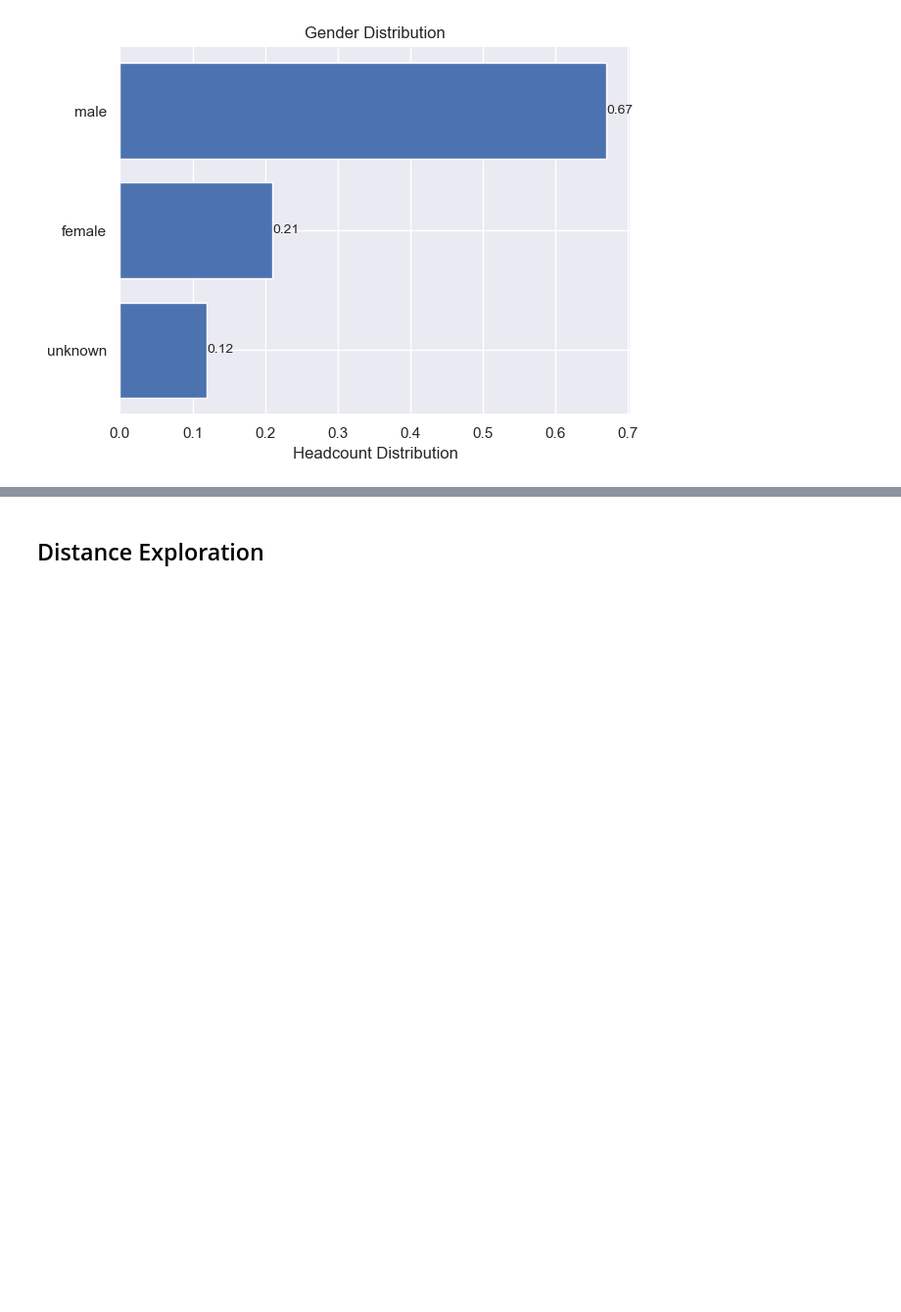
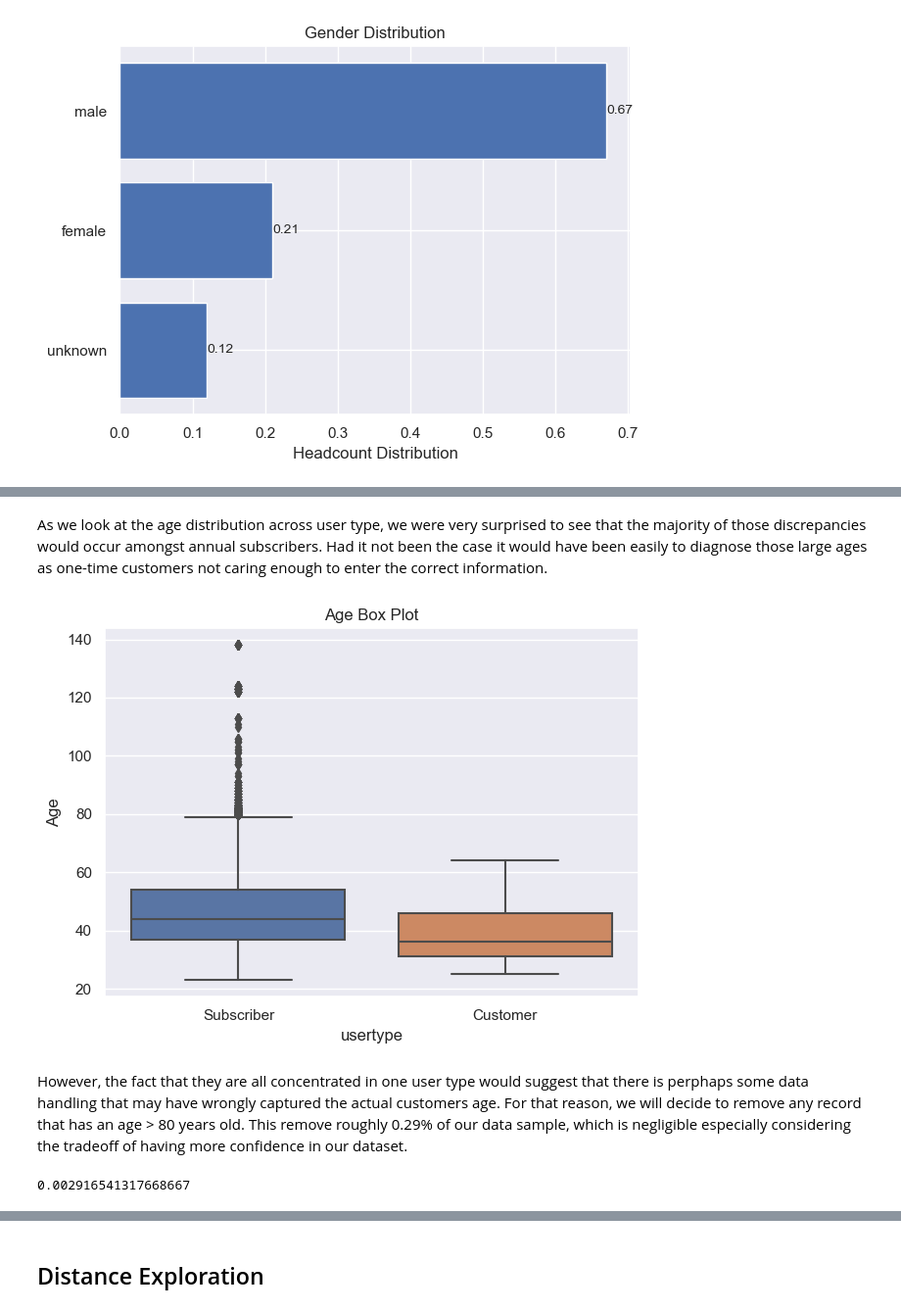
Before and after one commit to scunden/citi-bike, a Jupyter notebook: 1. Detection of potential outliers and anomalies for Citibike usage.ipynb, the cells around one changed output, grey strips where cells are left out. Shown: that part at 98% size. Saved outputs shown, nothing was run; the diff lists cells and outputs as text; code cells hidden in the pictures; blank space fills up the shorter version.

```diff
--- a/1. Detection of potential outliers and anomalies for Citibike usage.ipynb
+++ b/1. Detection of potential outliers and anomalies for Citibike usage.ipynb
@@ -106,0 +113,18 @@ trips.age.hist()
+# %% [markdown]
+As we look at the age distribution across user type, we were very surprised to see that the majority of those discrepancies would occur amongst annual subscribers. Had it not been the case it would have been easily to diagnose those large ages as one-time customers not caring enough to enter the correct information.
+# %%
+fig, ax = plt.subplots()
+
+sns.boxplot(data=trips, y="age",x='usertype', ax=ax)
+plt.ylabel("Age")
+plt.title("Age Box Plot")
+fig.tight_layout()
+fig.savefig("images/age_box_plot_unfiltered.png")
+# %% [output]
+[figure, added]
+# %% [markdown]
+However, the fact that they are all concentrated in one user type would suggest that there is perphaps some data handling that may have wrongly captured the actual customers age. For that reason, we will decide to remove any record that has an age > 80 years old. This remove roughly 0.29% of our data sample, which is negligible especially considering the tradeoff of having more confidence in our dataset.
+# %%
+trips.loc[trips.age>80].shape[0]/trips.shape[0]
+# %% [output]
+0.002916541317668667
```
Also changed, not shown: parts of 7 cells of this notebook, 3 other files.
